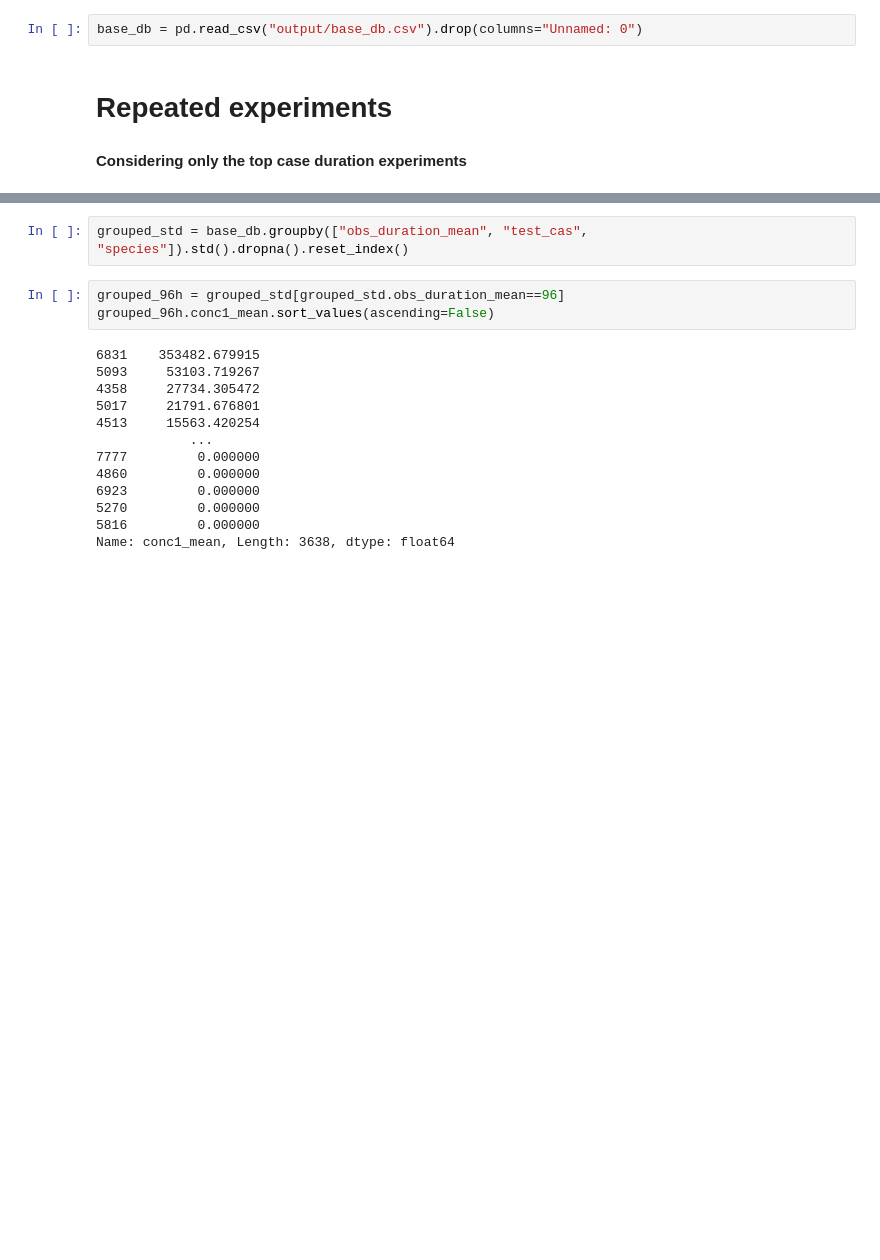
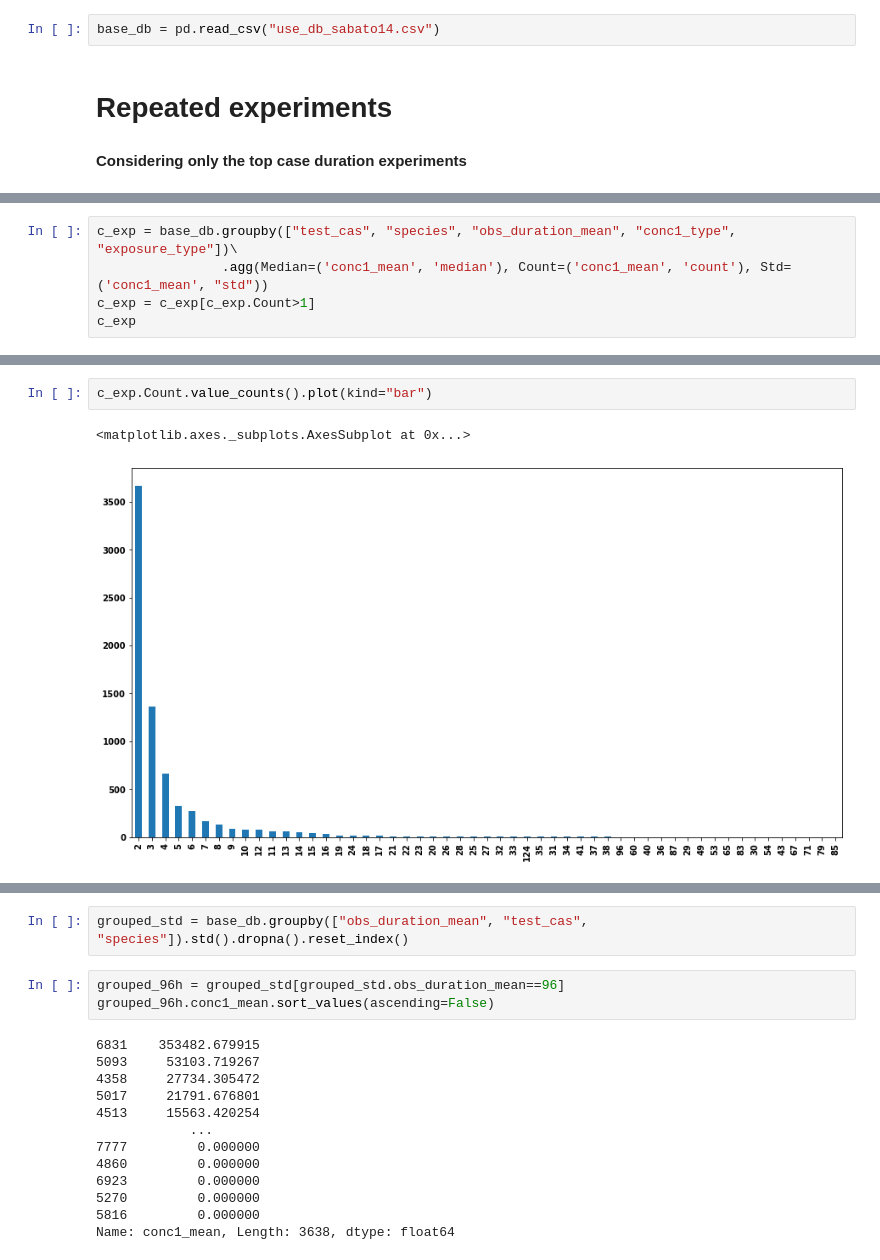
Before and after one commit to manuleo/ML_Toxicology_Testing, a Jupyter notebook: Repeated_Experiments.ipynb, the cells around one changed output, grey strips where cells are left out. Drawn from its saved outputs; the diff is of its cells as text; blank space fills up the shorter version.

```diff
--- a/Repeated_Experiments.ipynb
+++ b/Repeated_Experiments.ipynb
@@ -18,7 +18,7 @@ from sklearn.metrics import mean_squared_error
 # %%
 plt.rcParams['figure.figsize'] = (15, 8)
 # %%
-base_db = pd.read_csv("output/base_db.csv").drop(columns="Unnamed: 0")
+base_db = pd.read_csv("use_db_sabato14.csv")
 # %% [markdown]
 # Repeated experiments
 # %% [markdown]
@@ -45,0 +46,5 @@ base_db.index.size
+# %%
+c_exp = base_db.groupby(["test_cas", "species", "obs_duration_mean", "conc1_type", "exposure_type"])\
+                .agg(Median=('conc1_mean', 'median'), Count=('conc1_mean', 'count'), Std=('conc1_mean', "std"))
+c_exp = c_exp[c_exp.Count>1]
+c_exp
@@ -45,0 +66,5 @@ base_db.index.size
+# %%
+c_exp.Count.value_counts().plot(kind="bar")
+# %% [output]
+<matplotlib.axes._subplots.AxesSubplot at 0x...>
+[figure, added]
```
Also changed, not shown: parts of 12 cells of this notebook.
